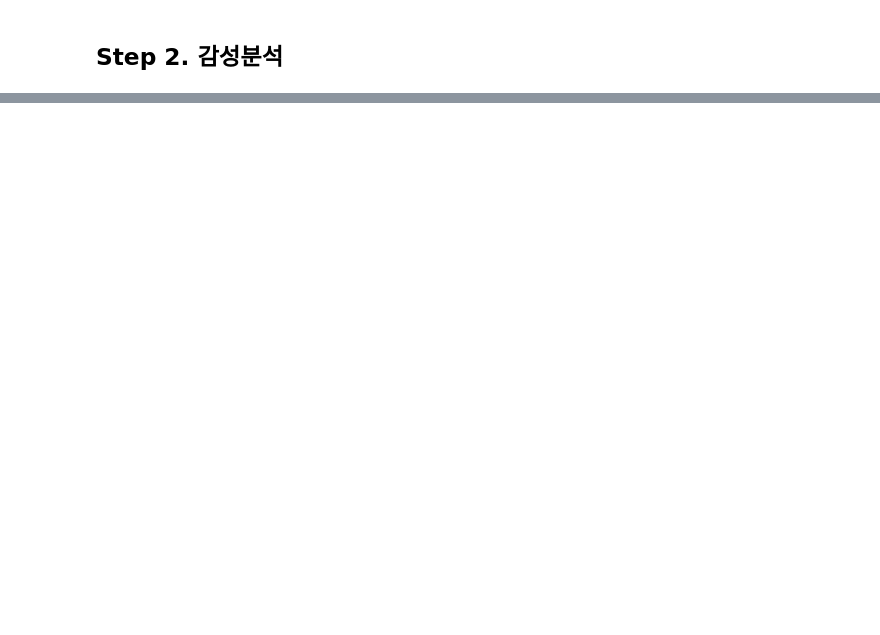
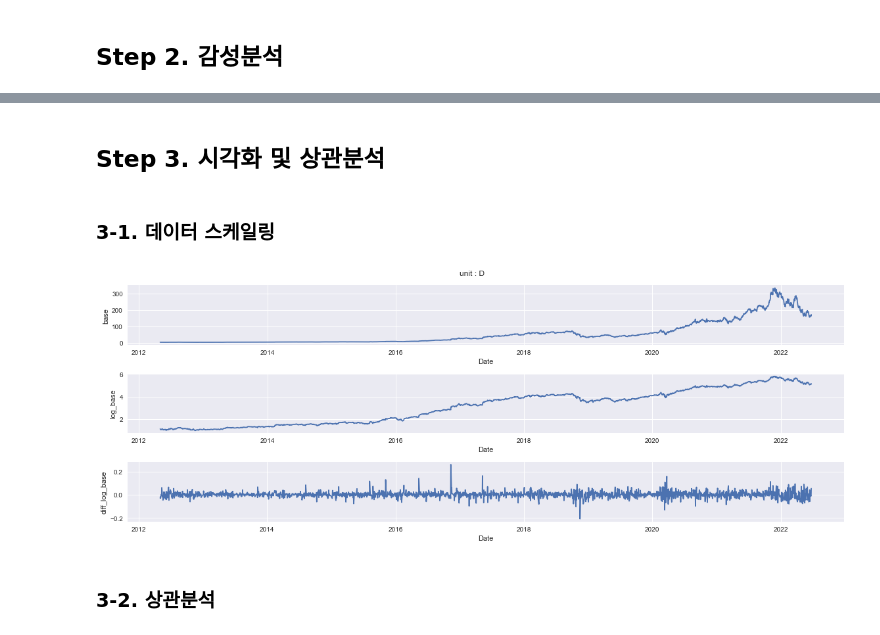
Before and after one commit to sw-song/kaggle-study, a Jupyter notebook: 00_14_stock_sentiment_analysis/nvda.ipynb, the cells around one changed output, grey strips where cells are left out. Saved outputs shown, nothing was run; the diff lists cells and outputs as text; code cells hidden in the pictures; blank space fills up the shorter version.

```diff
--- a/00_14_stock_sentiment_analysis/nvda.ipynb
+++ b/00_14_stock_sentiment_analysis/nvda.ipynb
@@ -72,0 +263,3 @@ nvda.history(period='max')[['Close','Volume']]
+# %%
+target_ts_df = ts_df[senti_df.index[0].strftime('%Y-%m') : senti_df.index[-1].strftime('%Y-%m')]
+target_ts_df
@@ -72,0 +281,28 @@ nvda.history(period='max')[['Close','Volume']]
+# %% [markdown]
+## Step 3. 시각화 및 상관분석
+# %% [markdown]
+### 3-1. 데이터 스케일링
+# %%
+def show_target_moving(df, unit):
+    data = df.resample(unit)['Close'].mean()
+
+    plt.figure(figsize=(16,6))
+    plt.subplot(311)
+    sns.lineplot(x=data.index, y=data)
+    plt.ylabel('base')
+    plt.subplot(312)
+    sns.lineplot(x=data.index, y=np.log(data))
+    plt.ylabel('log_base')
+    plt.subplot(313)
+    sns.lineplot(x=data.index, y=np.log(data).diff())
+    plt.ylabel('diff_log_base')
+
+    plt.suptitle(f'unit : {unit}')
+    plt.tight_layout()
+    plt.show()
+# %%
+show_target_moving(target_ts_df, 'D')
+# %% [output]
+[figure, added]
+# %% [markdown]
+### 3-2. 상관분석
```
Also changed, not shown: parts of 23 cells of this notebook, 1 other file.
